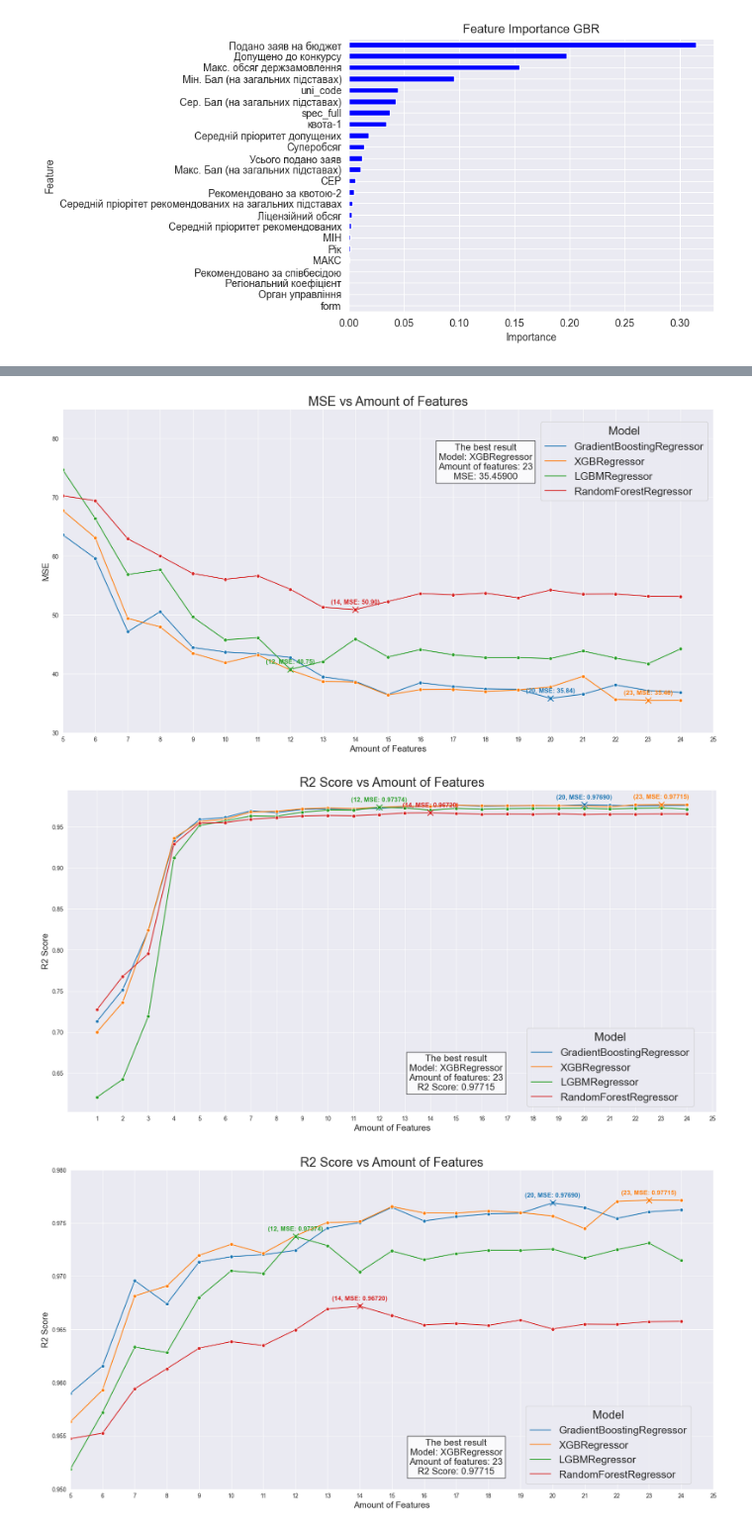
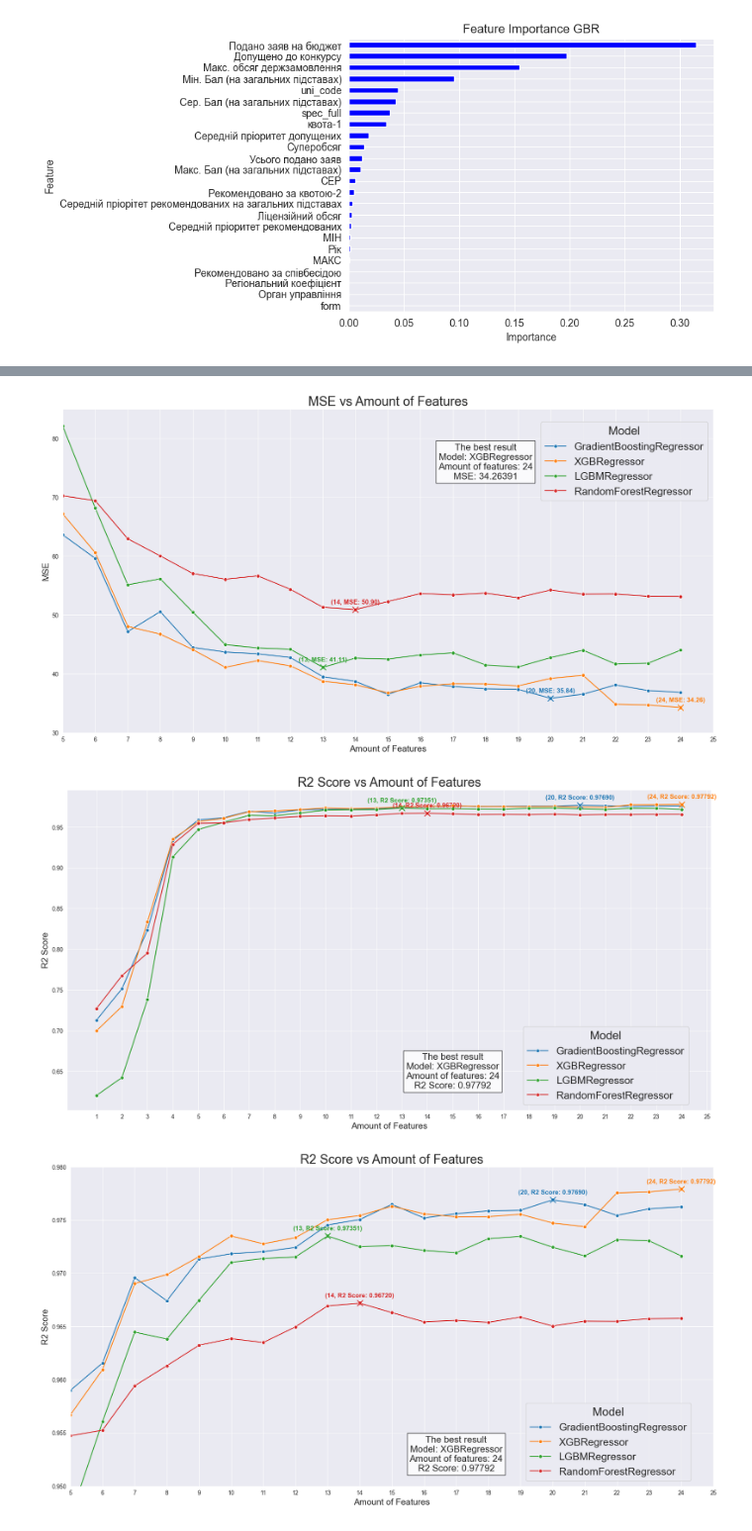
Before and after one commit to Natanius18/diploma, a Jupyter notebook: data_processing/test_different_features_based_on_gbr.ipynb, the cells around one changed output, grey strips where cells are left out. Shown at 99% size. Saved outputs shown, nothing was run; the diff lists cells and outputs as text; code cells hidden in the pictures.

Commit message:
Update python and libs versions
Update python and libs versions
Train models with different amount of features;
Train models with different amount of only known features;

```diff
--- a/data_processing/test_different_features_based_on_gbr.ipynb
+++ b/data_processing/test_different_features_based_on_gbr.ipynb
@@ -39,10 +44,9 @@ plt.show()
 [figure]
 # %%
 results_df = pd.DataFrame(columns=['Model', 'Amount of features', 'MSE', 'R2 Score'])
-
 best_gbr = GradientBoostingRegressor(learning_rate=0.1, max_depth=5, n_estimators=n_estimators, random_state=1)
-xgb_regressor = XGBRegressor(learning_rate=0.1, max_depth=5, n_estimators=n_estimators, seed=1)
-best_lgbm = LGBMRegressor(learning_rate=0.13, max_depth=7, n_estimators=n_estimators, n_jobs=-1, num_leaves=10, random_state=1, verbose=-1)
+xgb_regressor = XGBRegressor(**joblib.load('../saved_models/xgb_regressor.sav').get_params())
+best_lgbm = LGBMRegressor(**joblib.load('../saved_models/lgbm_regressor.sav').get_params())
 best_random_forest = RandomForestRegressor(random_state=1, n_jobs=-1, n_estimators=151, max_depth=16)
 
 for n in range(1, 25):
@@ -208,7 +212,7 @@ plt.text(18, 76, winner_info, ha='center', va='center', fontsize=16,
 
 plt.show()
 # %% [output]
-[figure, old version]
+[figure, new version]
 # %%
 max_r2_indices = results_df.groupby('Model')['R2 Score'].idxmax()
 
@@ -223,7 +227,7 @@ for index in max_r2_indices:
                 color=model_color, marker='x', s=100, zorder=5)
 
     plt.annotate(
-        f"({results_df.loc[index, 'Amount of features']}, MSE: {results_df.loc[index, 'R2 Score']:.5f})",
+        f"({results_df.loc[index, 'Amount of features']}, R2 Score: {results_df.loc[index, 'R2 Score']:.5f})",
         xy=(results_df.loc[index, 'Amount of features'], results_df.loc[index, 'R2 Score']),
         xytext=(0, 10),
         textcoords='offset points',
@@ -250,7 +254,7 @@ plt.text(15, 0.65, winner_info, ha='center', va='center', fontsize=16,
 
 plt.show()
 # %% [output]
-[figure, old version]
+[figure, new version]
 # %%
 max_r2_indices = results_df.groupby('Model')['R2 Score'].idxmax()
 
@@ -265,33 +269,33 @@ for index in max_r2_indices:
                 color=model_color, marker='x', s=100, zorder=5)
 
     plt.annotate(
-        f"({results_df.loc[index, 'Amount of features']}, MSE: {results_df.loc[index, 'R2 Score']:.5f})",
+        f"({results_df.loc[index, 'Amount of features']}, R2 Score: {results_df.loc[index, 'R2 Score']:.5f})",
         xy=(results_df.loc[index, 'Amount of features'], results_df.loc[index, 'R2 Score']),
         xytext=(0, 10),
         textcoords='offset points',
         ha='center',
         color=model_color,
         size='11',
         weight='bold'
     )
 
 plt.xticks(range(1, 26))
 plt.xlim(5, 25)
 plt.ylim(0.95, 0.98)
 plt.title('R2 Score vs Amount of Features', size=22)
 plt.xlabel('Amount of Features', size=15)
 plt.ylabel('R2 Score', size=15)
 plt.legend(title='Model', bbox_to_anchor=(0.7, 0), loc='lower left', fontsize=18, title_fontsize=20)
 plt.grid(True)
 
 absolute_winner_index = results_df['R2 Score'].idxmax()
 winner_info = f"The best result\n" \
               f"Model: {results_df.loc[absolute_winner_index, 'Model']}\n" \
               f"Amount of features: {results_df.loc[absolute_winner_index, 'Amount of features']}\n" \
               f"R2 Score: {results_df.loc[absolute_winner_index, 'R2 Score']:.5f}"
 plt.text(17, 0.953, winner_info, ha='center', va='center', fontsize=16,
          bbox=dict(facecolor='white', alpha=0.8, edgecolor='black'))
 
 plt.show()
 # %% [output]
-[figure, old version]
+[figure, new version]
```
Also changed, not shown: parts of 5 cells of this notebook, 23 other files.
